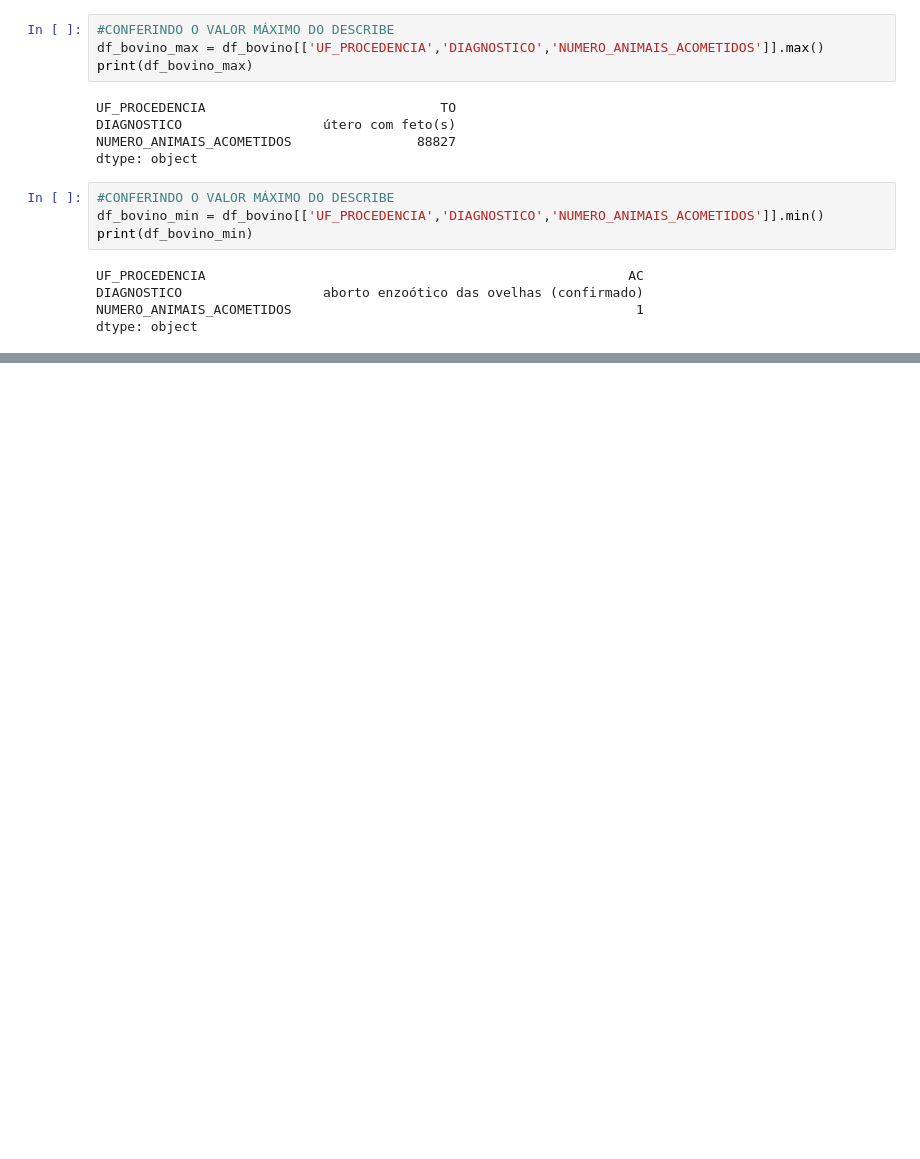
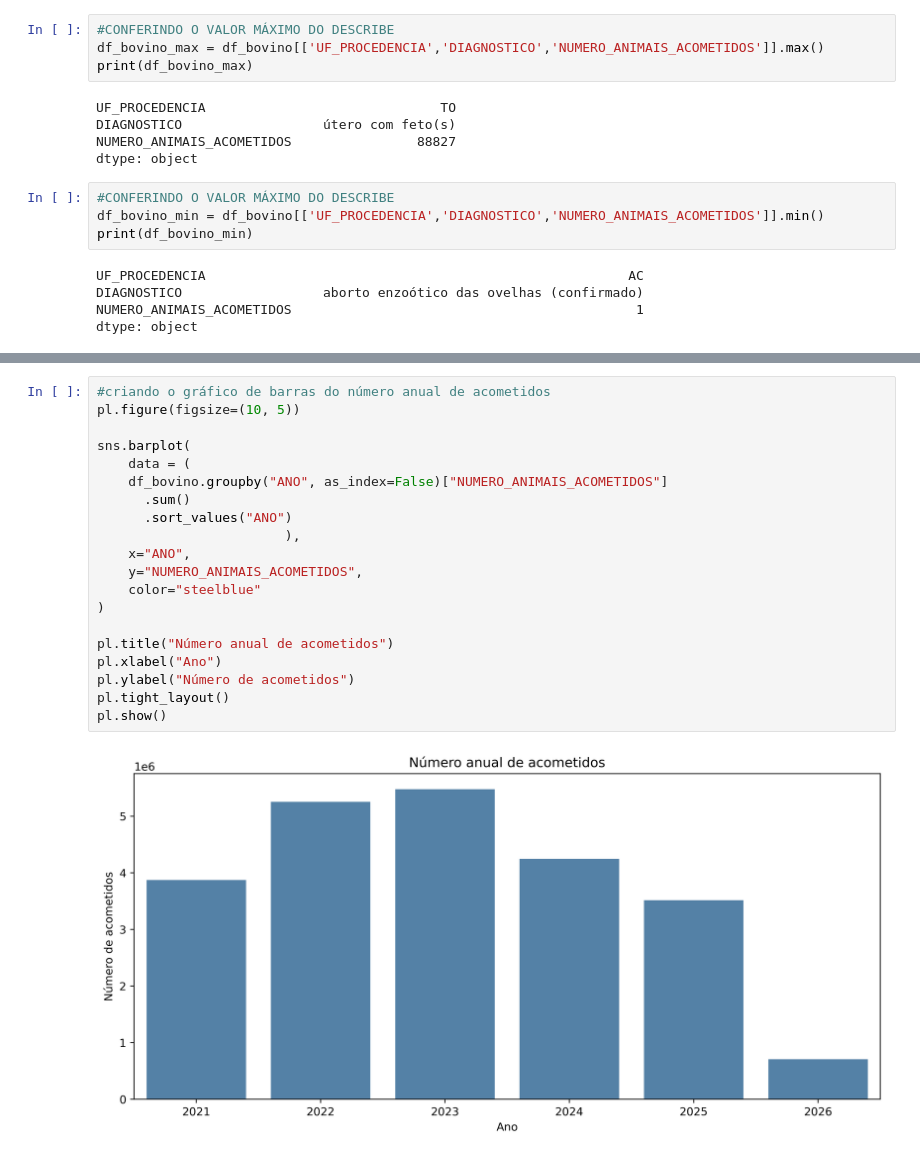
Before and after one commit to Naiasha/Project-data-disease-animal, a Jupyter notebook: analise_DP.ipynb, the cells around one changed output, grey strips where cells are left out. Cells and saved outputs as stored; diff of their text form; blank space fills up the shorter version.

```diff
--- a/analise_DP.ipynb
+++ b/analise_DP.ipynb
@@ -390,0 +394,22 @@ print(abate_suino)
+# %%
+#criando o gráfico de barras do número anual de acometidos
+pl.figure(figsize=(10, 5))
+
+sns.barplot(
+    data = (
+    df_bovino.groupby("ANO", as_index=False)["NUMERO_ANIMAIS_ACOMETIDOS"]
+      .sum()
+      .sort_values("ANO")
+                        ),
+    x="ANO",
+    y="NUMERO_ANIMAIS_ACOMETIDOS",
+    color="steelblue"
+)
+
+pl.title("Número anual de acometidos")
+pl.xlabel("Ano")
+pl.ylabel("Número de acometidos")
+pl.tight_layout()
+pl.show()
+# %% [output]
+[figure, added]
```
Also changed, not shown: parts of 41 cells of this notebook, 1 other file.
